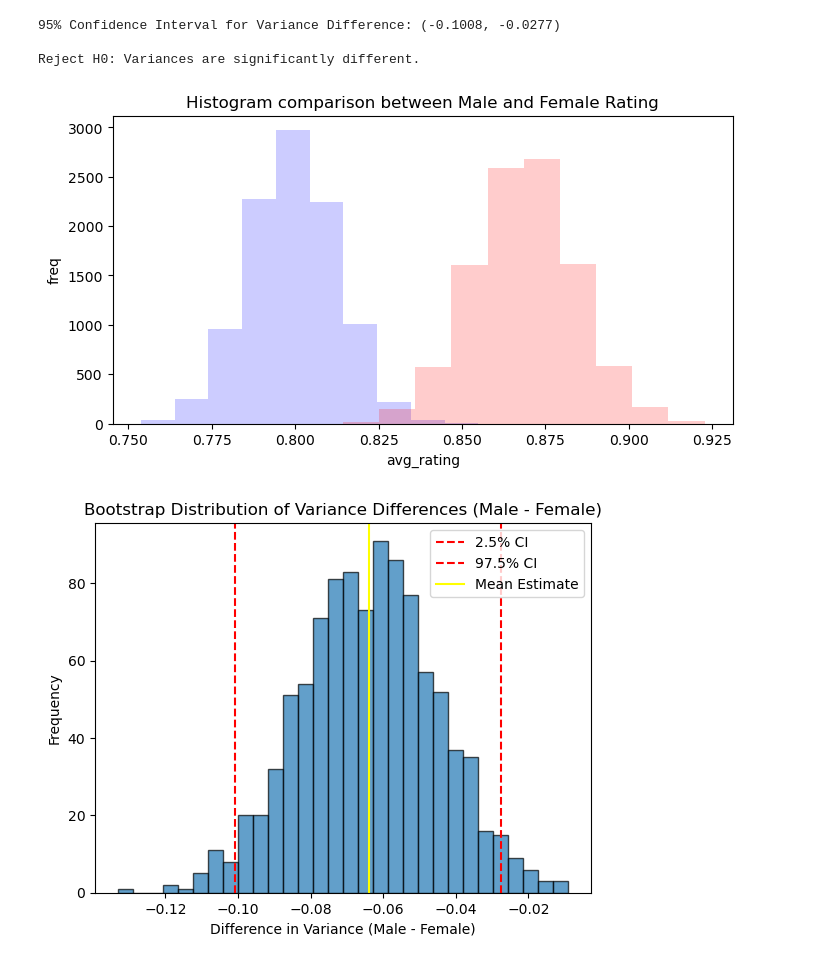
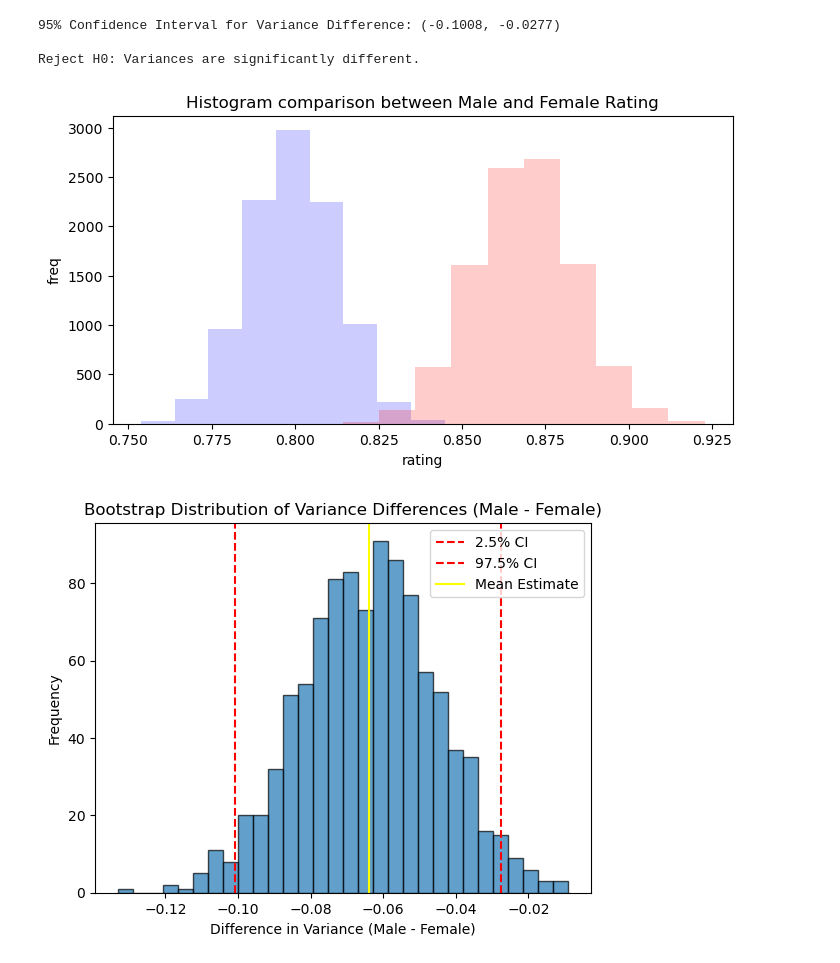
Before and after one commit to kk5739/rate-my-professor-rating-analysis, a Jupyter notebook: IDS_Capstone_Q2_4_8 copy.ipynb, the cells around one changed output. Drawn from its saved outputs; the diff is of its cells as text; code cells hidden in the pictures.

```diff
--- a/IDS_Capstone_Q2_4_8 copy.ipynb
+++ b/IDS_Capstone_Q2_4_8 copy.ipynb
@@ -243,13 +244,13 @@ var1, var2 = bootstrap(male_ratings.to_numpy(), female_ratings.to_numpy())
 # %%
 plt.figure(figsize=(8,4))
 plt.hist(var1, alpha=0.2, color='blue')
 plt.hist(var2, alpha=0.2, color='red')
 plt.ylabel('freq')
-plt.xlabel('avg_rating')
+plt.xlabel('rating')
 plt.title('Histogram comparison between Male and Female Rating')
 plt.show()
 # %% [output]
-[figure, old version]
+[figure, new version]
 # %%
 ### NOT THIS
 
```
Also changed, not shown: parts of 8 cells of this notebook.
